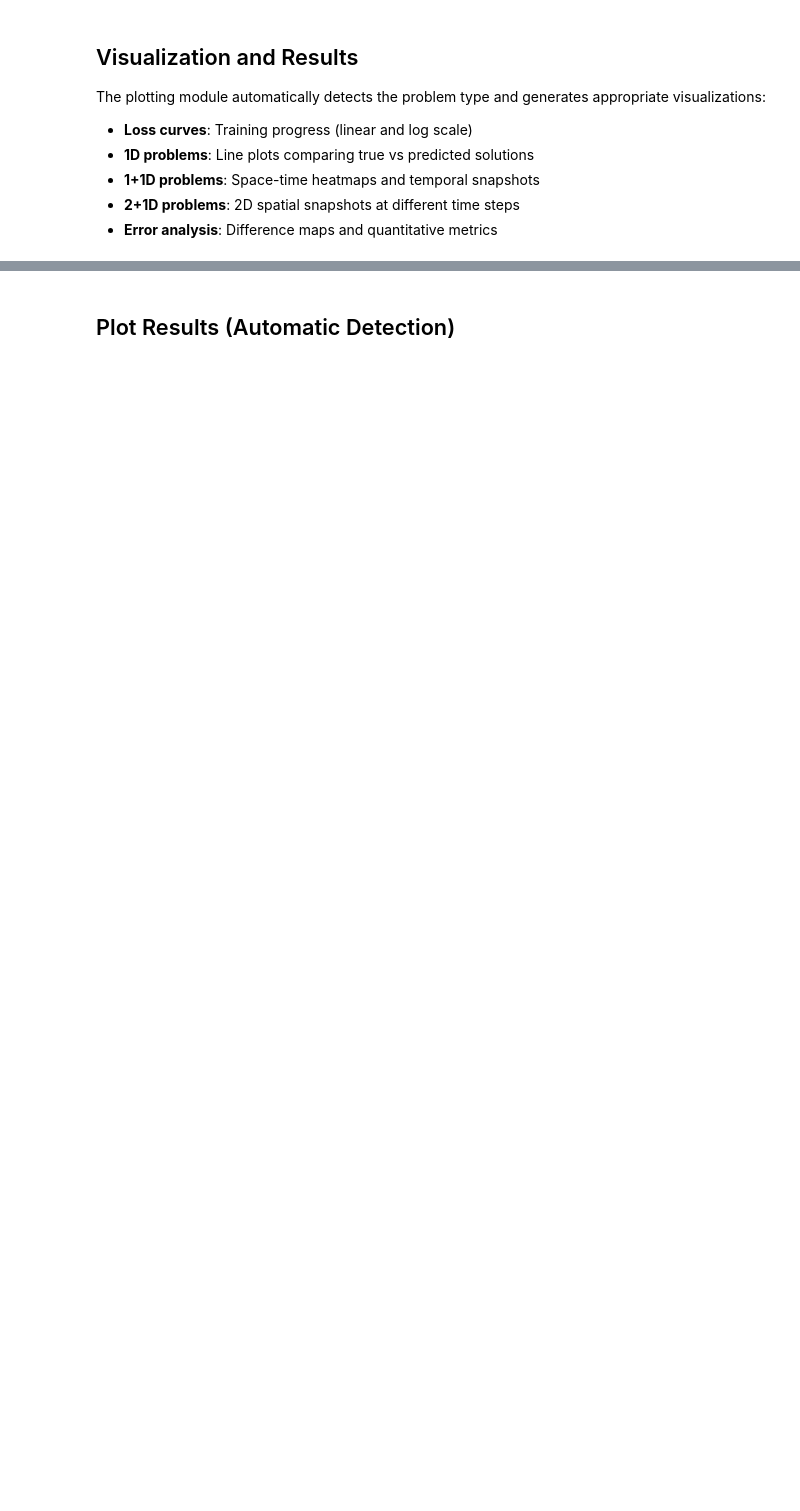
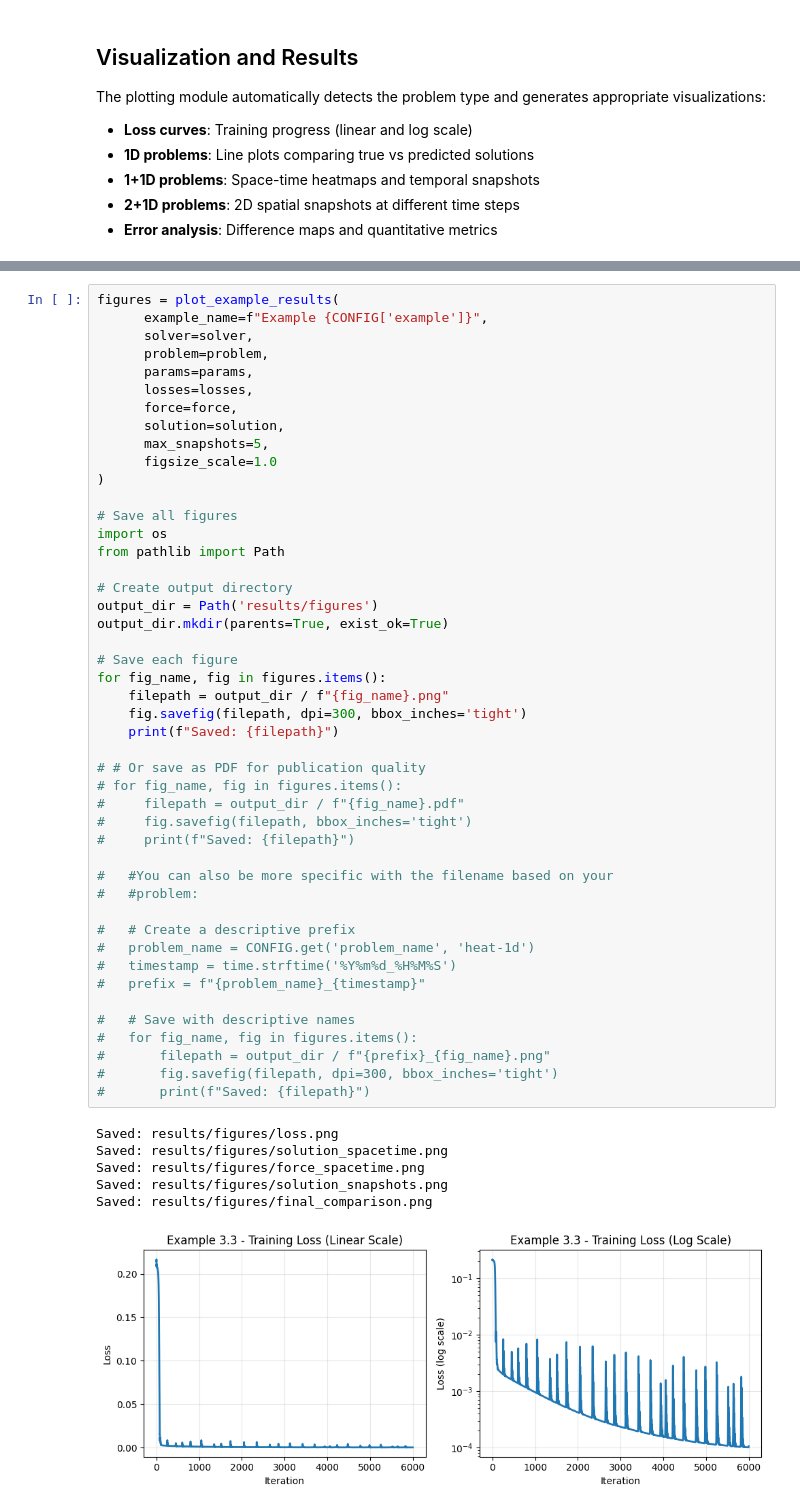
Before and after one commit to markm39/pde-constrained-opt-nn, a Jupyter notebook: notebooks/run_modular_examples.ipynb, the cells around one changed output, grey strips where cells are left out. Saved outputs shown, nothing was run; the diff lists cells and outputs as text; blank space fills up the shorter version.

```diff
--- a/notebooks/run_modular_examples.ipynb
+++ b/notebooks/run_modular_examples.ipynb
@@ -385,3 +392,54 @@ Generating plots...
 ============================================================
-# %% [markdown]
-## Plot Results (Automatic Detection)
+# %%
+figures = plot_example_results(
+      example_name=f"Example {CONFIG['example']}",
+      solver=solver,
+      problem=problem,
+      params=params,
+      losses=losses,
+      force=force,
+      solution=solution,
+      max_snapshots=5,
+      figsize_scale=1.0
+)
+
+# Save all figures
+import os
+from pathlib import Path
+
+# Create output directory
+output_dir = Path('results/figures')
+output_dir.mkdir(parents=True, exist_ok=True)
+
+# Save each figure
+for fig_name, fig in figures.items():
+    filepath = output_dir / f"{fig_name}.png"
+    fig.savefig(filepath, dpi=300, bbox_inches='tight')
+    print(f"Saved: {filepath}")
+
+# # Or save as PDF for publication quality
+# for fig_name, fig in figures.items():
+#     filepath = output_dir / f"{fig_name}.pdf"
+#     fig.savefig(filepath, bbox_inches='tight')
+#     print(f"Saved: {filepath}")
+
+#   #You can also be more specific with the filename based on your
+#   #problem:
+
+#   # Create a descriptive prefix
+#   problem_name = CONFIG.get('problem_name', 'heat-1d')
+#   timestamp = time.strftime('%Y%m%d_%H%M%S')
+#   prefix = f"{problem_name}_{timestamp}"
+
+#   # Save with descriptive names
+#   for fig_name, fig in figures.items():
+#       filepath = output_dir / f"{prefix}_{fig_name}.png"
+#       fig.savefig(filepath, dpi=300, bbox_inches='tight')
+#       print(f"Saved: {filepath}")
+# %% [output]
+Saved: results/figures/loss.png
+Saved: results/figures/solution_spacetime.png
+Saved: results/figures/force_spacetime.png
+Saved: results/figures/solution_snapshots.png
+Saved: results/figures/final_comparison.png
+[figure, added]
```
Also changed, not shown: parts of 5 cells of this notebook, 3 other files.
